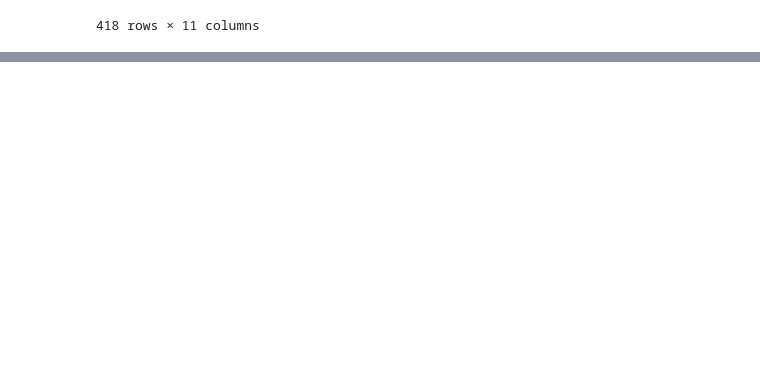
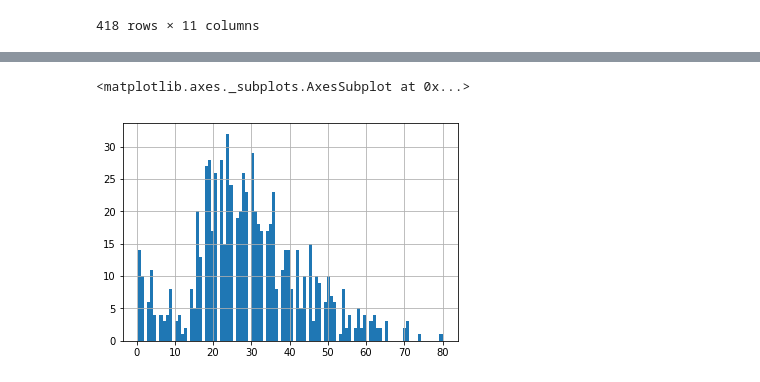
Before and after one commit to cargox/dojo_data_science, a Jupyter notebook: Titanic/DS_DOJO_01_03_2019.ipynb, the cells around one changed output, grey strips where cells are left out. Cells and saved outputs as stored; diff of their text form; code cells hidden in the pictures; blank space fills up the shorter version.

```diff
--- a/Titanic/DS_DOJO_01_03_2019.ipynb
+++ b/Titanic/DS_DOJO_01_03_2019.ipynb
@@ -257,0 +447,5 @@ Name: survived, dtype: float64
+# %%
+df_train["age"].hist(bins=100)
+# %% [output]
+<matplotlib.axes._subplots.AxesSubplot at 0x...>
+[figure, added]
```
Also changed, not shown: parts of 52 cells of this notebook, 1 other file.
